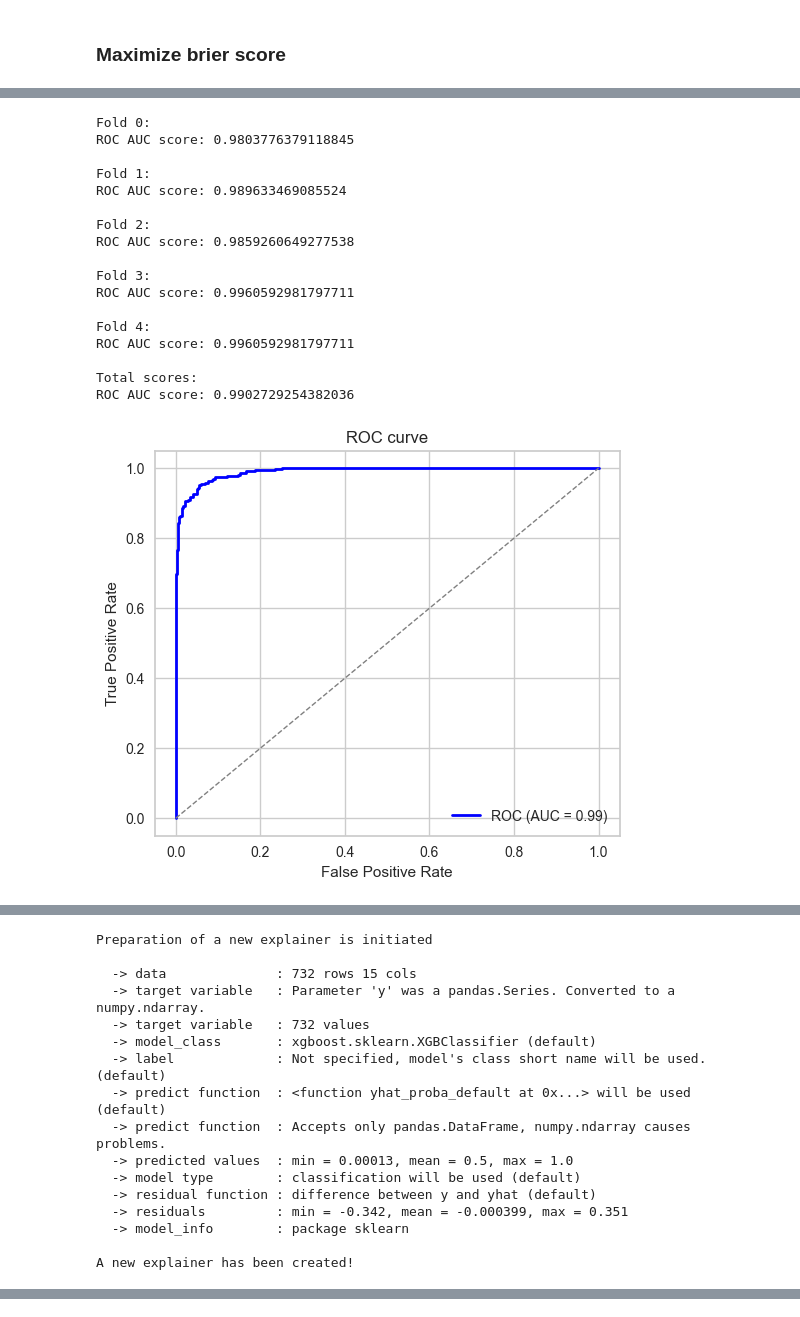
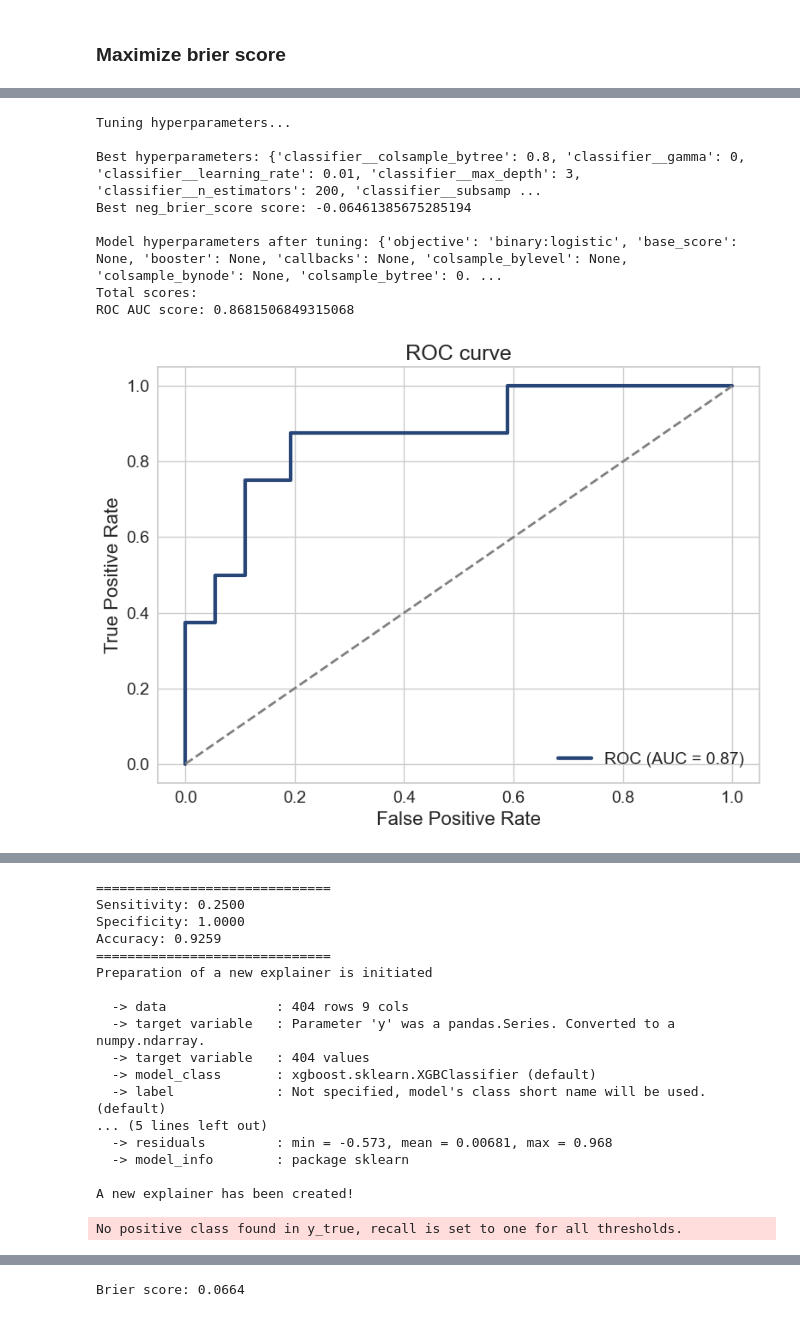
Before and after one commit to PiotrRenk/microscopic-epe-proj, a Jupyter notebook: notebooks/nodal_involvment.ipynb, the cells around one changed output, grey strips where cells are left out. Saved outputs shown, nothing was run; the diff lists cells and outputs as text; code cells hidden in the pictures.

```diff
--- a/notebooks/nodal_involvment.ipynb
+++ b/notebooks/nodal_involvment.ipynb
@@ -133,6 +26,6 @@ plt.show()
 # %%
 numerical_cols = ['wiek', 'PSA', 'PSAdensity', 'MRI vol', 'MRI SIZE']
-categorical_cols = ['MRI Pirads', 'MRI EPE', 'MRI EPE L', 'MRI EPE P', 'MRI SVI', 'MRI SVI L', 'MRI SVI P', 'Bx ISUP Grade P', 'Bx ISUP Grade L', 'Bx ISUP Grade']
+categorical_cols = ['MRI Pirads', 'MRI EPE', 'MRI SVI', 'Bx ISUP Grade']
 
 X = df[numerical_cols + categorical_cols]
 y = df['N +']
@@ -343,19 +185,2 @@ Brier score: 0.0574
 # %% [markdown]
 ### Maximize AUC
-# %%
-param_grid = {
-    'classifier__n_estimators': [100, 200],
-    'classifier__max_depth': [3, 5],
-    'classifier__learning_rate': [0.01, 0.05, 0.1],
-    'classifier__subsample': [0.6, 0.8, 1.0],
-    'classifier__colsample_bytree': [0.6, 0.8, 1.0],
-    'classifier__gamma': [0, 0.1, 0.2]
-}
-
-model_pipeline = Pipeline(steps=[
-    ('preprocessor', preprocessor),
-    ('classifier', XGBClassifier(random_state=42))
-])
-grid_search = GridSearchCV(model_pipeline, param_grid, cv=3, scoring='roc_auc', n_jobs=-1)
-grid_search.fit(X, y)
-print("Best hyperparameters:", grid_search.best_params_)
@@ -435,31 +275,29 @@ Best hyperparameters: {'classifier__colsample_bytree': 0.8, 'classifier__gamma':
 # %%
-hyperparams = {'colsample_bytree': 0.8, 'gamma': 0, 'learning_rate': 0.1, 'max_depth': 5, 'n_estimators': 200, 'subsample': 0.6}
+param_grid = {
+    'classifier__n_estimators': [100, 200, 400, 800],
+    'classifier__max_depth': [3, 5],
+    'classifier__learning_rate': [0.01, 0.05, 0.1],
+    'classifier__subsample': [0.6, 0.8, 1.0],
+    'classifier__colsample_bytree': [0.6, 0.8, 0.9, 1.0],
+    'classifier__gamma': [0, 0.1, 0.2]
+}
+untrained_model = XGBClassifier(random_state=42)
 
-untrained_model = XGBClassifier(random_state=42, **hyperparams)
+y_true, y_pred, y_pred_probs, false_positive_rate, true_positive_rate, total_roc_auc, trained_model, best_params = train_and_evaluate_model(untrained_model, X, y, numerical_cols, categorical_cols, n_folds=5, tune_params=True, param_grid=param_grid, tuning_scoring='neg_brier_score', tuning_test_size=0.2)
 
-y_true, y_pred, y_pred_probs, false_positive_rate, true_positive_rate, total_roc_auc, trained_model = train_and_evaluate_model(untrained_model, X_smote_df, y_smote, numerical_cols, categorical_cols, n_folds=5)
-plot_roc(false_positive_rate, true_positive_rate, total_roc_auc)
+plot_roc(false_positive_rate, true_positive_rate, total_roc_auc, fig_width=800, save_path='n_plus_roc.png')
 plot_confusion_matrix(y_true, y_pred)
-plot_feature_importances(trained_model, X, y_smote)
-plot_discrimination_threshold(untrained_model, X_smote_df, y_smote)
+plot_feature_importances(trained_model, X, y, title='Feature Importances for Nodal Involvement Prediction')
+plot_discrimination_threshold(trained_model, X, y)
 brier = brier_score_loss(y_true, y_pred_probs)
 print(f"Brier score: {brier:.4f}")
 # %% [output]
-Fold 0:
-ROC AUC score: 0.9803776379118845
+Tuning hyperparameters...
 
-Fold 1:
-ROC AUC score: 0.989633469085524
+Best hyperparameters: {'classifier__colsample_bytree': 0.8, 'classifier__gamma': 0, 'classifier__learning_rate': 0.01, 'classifier__max_depth': 3, 'classifier__n_estimators': 200, 'classifier__subsamp ...
+Best neg_brier_score score: -0.06461385675285194
 
-Fold 2:
-ROC AUC score: 0.9859260649277538
-
-Fold 3:
-ROC AUC score: 0.9960592981797711
-
-Fold 4:
-ROC AUC score: 0.9960592981797711
-
+Model hyperparameters after tuning: {'objective': 'binary:logistic', 'base_score': None, 'booster': None, 'callbacks': None, 'colsample_bylevel': None, 'colsample_bynode': None, 'colsample_bytree': 0. ...
 Total scores:
-ROC AUC score: 0.9902729254382036
+ROC AUC score: 0.8681506849315068
-[figure, old version]
+[figure, new version]
@@ -467,16 +305,18 @@ ROC AUC score: 0.9902729254382036
+==============================
+Sensitivity: 0.2500
+Specificity: 1.0000
+Accuracy: 0.9259
+==============================
 Preparation of a new explainer is initiated
 
-  -> data              : 732 rows 15 cols
+  -> data              : 404 rows 9 cols
   -> target variable   : Parameter 'y' was a pandas.Series. Converted to a numpy.ndarray.
-  -> target variable   : 732 values
+  -> target variable   : 404 values
   -> model_class       : xgboost.sklearn.XGBClassifier (default)
   -> label             : Not specified, model's class short name will be used. (default)
-  -> predict function  : <function yhat_proba_default at 0x...> will be used (default)
-  -> predict function  : Accepts only pandas.DataFrame, numpy.ndarray causes problems.
-  -> predicted values  : min = 0.00013, mean = 0.5, max = 1.0
-  -> model type        : classification will be used (default)
-  -> residual function : difference between y and yhat (default)
-  -> residuals         : min = -0.342, mean = -0.000399, max = 0.351
+... (5 lines left out)
+  -> residuals         : min = -0.573, mean = 0.00681, max = 0.968
   -> model_info        : package sklearn
 
 A new explainer has been created!
+No positive class found in y_true, recall is set to one for all thresholds.
@@ -484,0 +324 @@ Brier score: 0.0400
+Brier score: 0.0664
```
Also changed, not shown: parts of 41 cells of this notebook, 1 other file.
